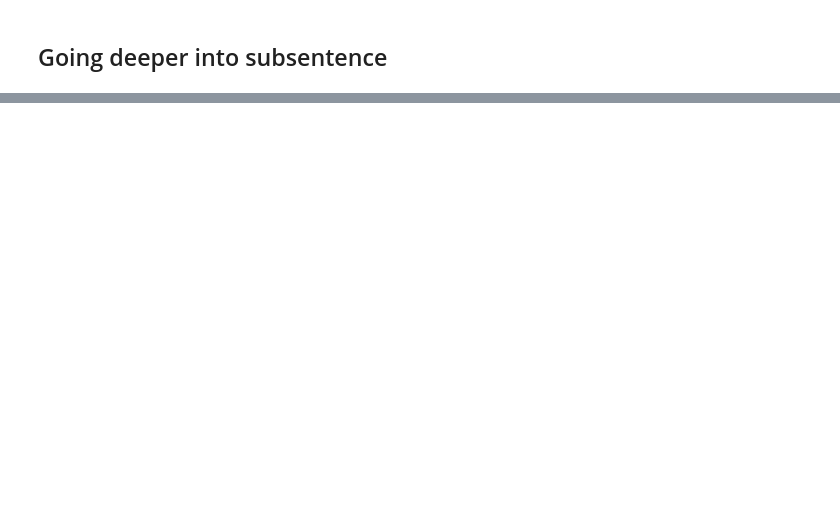
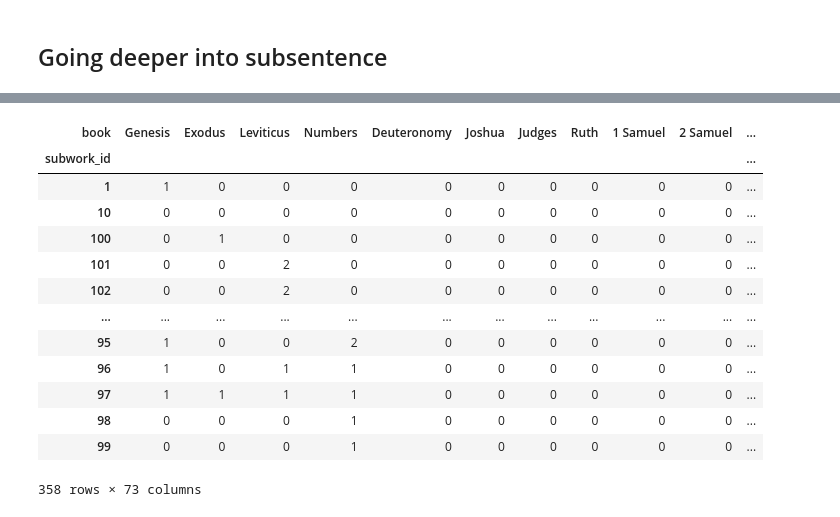
Before and after one commit to CCS-ZCU/latin-textreuse, a Jupyter notebook: scripts/labse-vulgate-investiture_explorations.ipynb, the cells around one changed output, grey strips where cells are left out. Cells and saved outputs as stored; diff of their text form; code cells hidden in the pictures; blank space fills up the shorter version.

```diff
--- a/scripts/labse-vulgate-investiture_explorations.ipynb
+++ b/scripts/labse-vulgate-investiture_explorations.ipynb
@@ -488,0 +599,22 @@ et ego dico tibi quia tu es Petrus et super hanc petram aedificabo ecclesiam mea
+# %%
+def transformed_score(labse, jaccard, levenshtein, w_labse=0.4, w_jaccard=0.35, w_lev=0.25):
+    # Transform each component to better distribute values in [0,1]
+    labse_scaled = labse ** 1.2                      # amplify top similarities
+    jaccard_scaled = jaccard ** 0.5                  # flatten small values
+    levenshtein_scaled = (1 - levenshtein) ** 1.2    # higher is better
+
+    # Weighted additive combination
+    return (
+        w_labse * labse_scaled +
+        w_jaccard * jaccard_scaled +
+        w_lev * levenshtein_scaled
+    )
+
+merged_df["combined_score"] = merged_df.apply(
+    lambda row: transformed_score(
+        row["score"],
+        row["jaccard_sim"],
+        row["levenshtein_distance"]
+    ),
+    axis=1
+)
@@ -488,0 +742,17 @@ et ego dico tibi quia tu es Petrus et super hanc petram aedificabo ecclesiam mea
+# %%
+cooc_df
+# %% [output]
+| book | Genesis | Exodus | Leviticus | Numbers | Deuteronomy | Joshua | Judges | Ruth | 1 Samuel | 2 Samuel | ... |
+| subwork_id |  |  |  |  |  |  |  |  |  |  | ... |
+| 1 | 1 | 0 | 0 | 0 | 0 | 0 | 0 | 0 | 0 | 0 | ... |
+| 10 | 0 | 0 | 0 | 0 | 0 | 0 | 0 | 0 | 0 | 0 | ... |
+| 100 | 0 | 1 | 0 | 0 | 0 | 0 | 0 | 0 | 0 | 0 | ... |
+| 101 | 0 | 0 | 2 | 0 | 0 | 0 | 0 | 0 | 0 | 0 | ... |
+| 102 | 0 | 0 | 2 | 0 | 0 | 0 | 0 | 0 | 0 | 0 | ... |
+| ... | ... | ... | ... | ... | ... | ... | ... | ... | ... | ... | ... |
+| 95 | 1 | 0 | 0 | 2 | 0 | 0 | 0 | 0 | 0 | 0 | ... |
+| 96 | 1 | 0 | 1 | 1 | 0 | 0 | 0 | 0 | 0 | 0 | ... |
+| 97 | 1 | 1 | 1 | 1 | 0 | 0 | 0 | 0 | 0 | 0 | ... |
+| 98 | 0 | 0 | 0 | 1 | 0 | 0 | 0 | 0 | 0 | 0 | ... |
+| 99 | 0 | 0 | 0 | 1 | 0 | 0 | 0 | 0 | 0 | 0 | ... |
+358 rows × 73 columns
```
Also changed, not shown: parts of 31 cells of this notebook, 4 other files.
